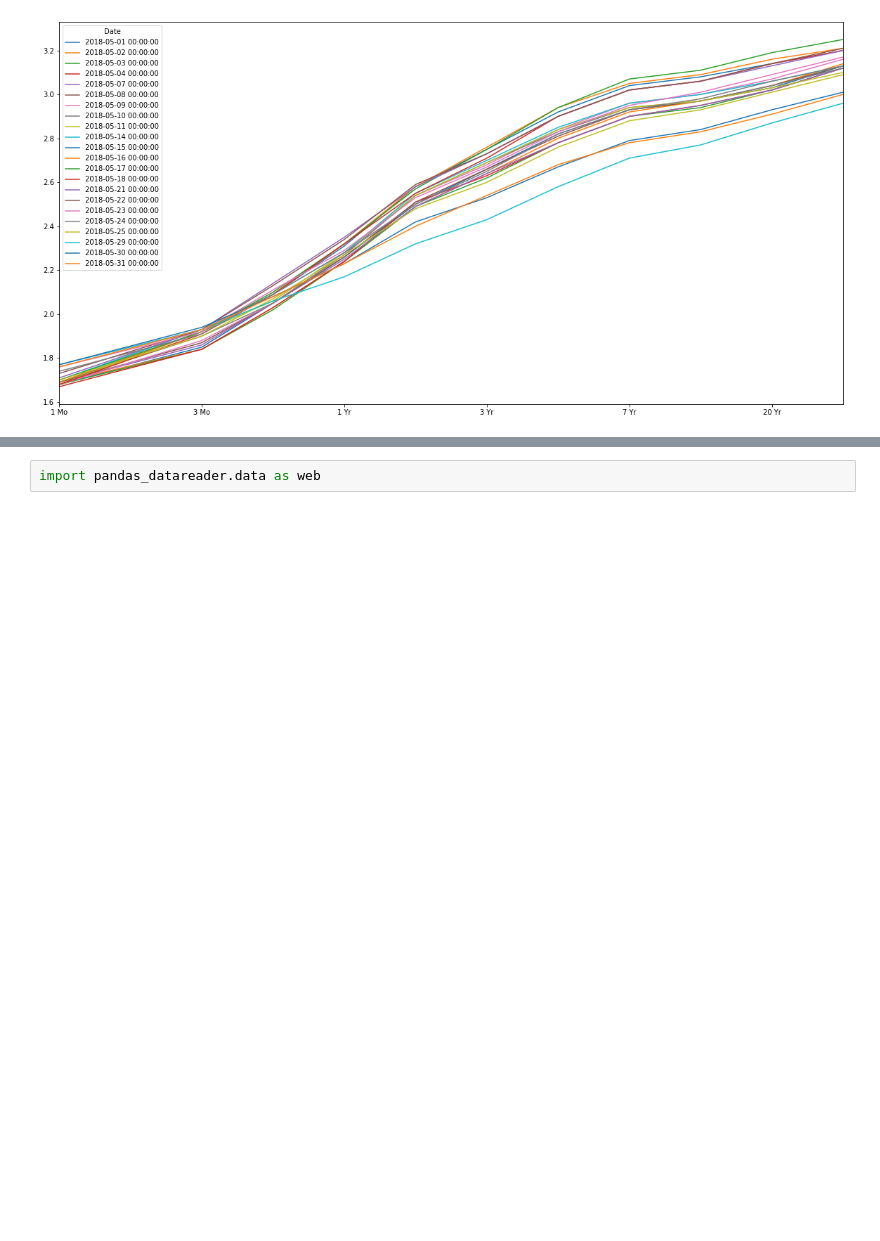
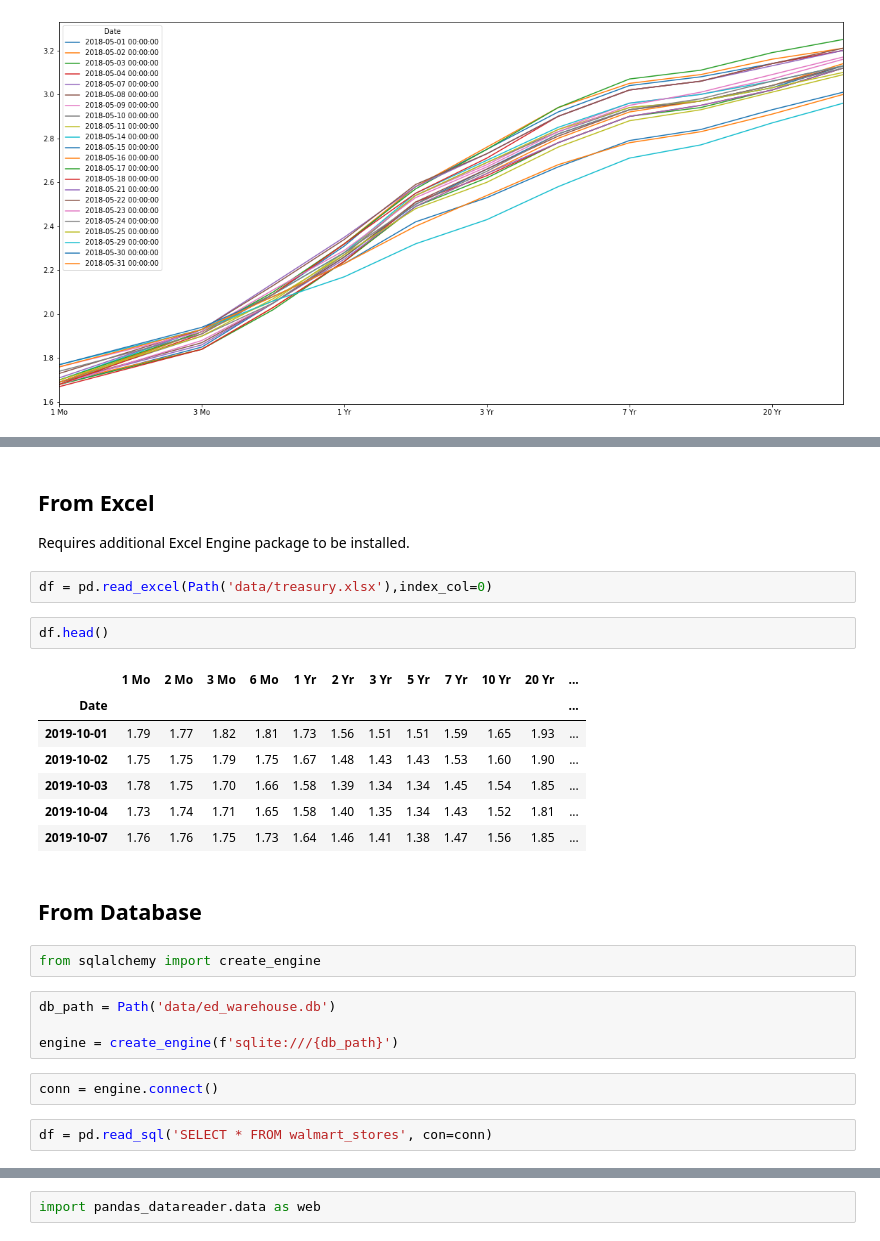
Before and after one commit to miguelandrs/Python-for-FBA, a Jupyter notebook: 4 Data Analysis 1.ipynb, the cells around one changed output, grey strips where cells are left out. Cells and saved outputs as stored; diff of their text form; blank space fills up the shorter version.

```diff
--- a/4 Data Analysis 1.ipynb
+++ b/4 Data Analysis 1.ipynb
@@ -275,0 +289,27 @@ df_yc_201805.T.plot(figsize=(20,10)) # note the chaining of the Transpose and pl
+# %% [markdown]
+## From Excel
+Requires additional Excel Engine package to be installed.
+# %%
+df = pd.read_excel(Path('data/treasury.xlsx'),index_col=0)
+# %%
+df.head()
+# %% [output]
+|  | 1 Mo | 2 Mo | 3 Mo | 6 Mo | 1 Yr | 2 Yr | 3 Yr | 5 Yr | 7 Yr | 10 Yr | 20 Yr | ... |
+| Date |  |  |  |  |  |  |  |  |  |  |  | ... |
+| 2019-10-01 | 1.79 | 1.77 | 1.82 | 1.81 | 1.73 | 1.56 | 1.51 | 1.51 | 1.59 | 1.65 | 1.93 | ... |
+| 2019-10-02 | 1.75 | 1.75 | 1.79 | 1.75 | 1.67 | 1.48 | 1.43 | 1.43 | 1.53 | 1.60 | 1.90 | ... |
+| 2019-10-03 | 1.78 | 1.75 | 1.70 | 1.66 | 1.58 | 1.39 | 1.34 | 1.34 | 1.45 | 1.54 | 1.85 | ... |
+| 2019-10-04 | 1.73 | 1.74 | 1.71 | 1.65 | 1.58 | 1.40 | 1.35 | 1.34 | 1.43 | 1.52 | 1.81 | ... |
+| 2019-10-07 | 1.76 | 1.76 | 1.75 | 1.73 | 1.64 | 1.46 | 1.41 | 1.38 | 1.47 | 1.56 | 1.85 | ... |
+# %% [markdown]
+## From Database
+# %%
+from sqlalchemy import create_engine
+# %%
+db_path = Path('data/ed_warehouse.db')
+
+engine = create_engine(f'sqlite:///{db_path}')
+# %%
+conn = engine.connect()
+# %%
+df = pd.read_sql('SELECT * FROM walmart_stores', con=conn)
```
Also changed, not shown: parts of 6 cells of this notebook, 2 other files.
